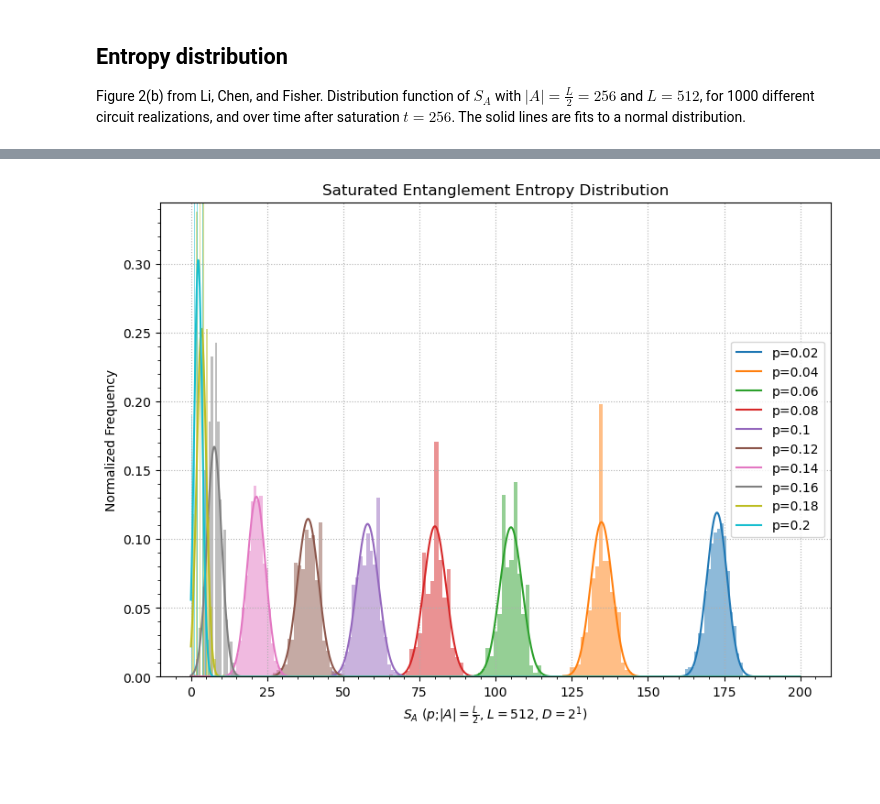
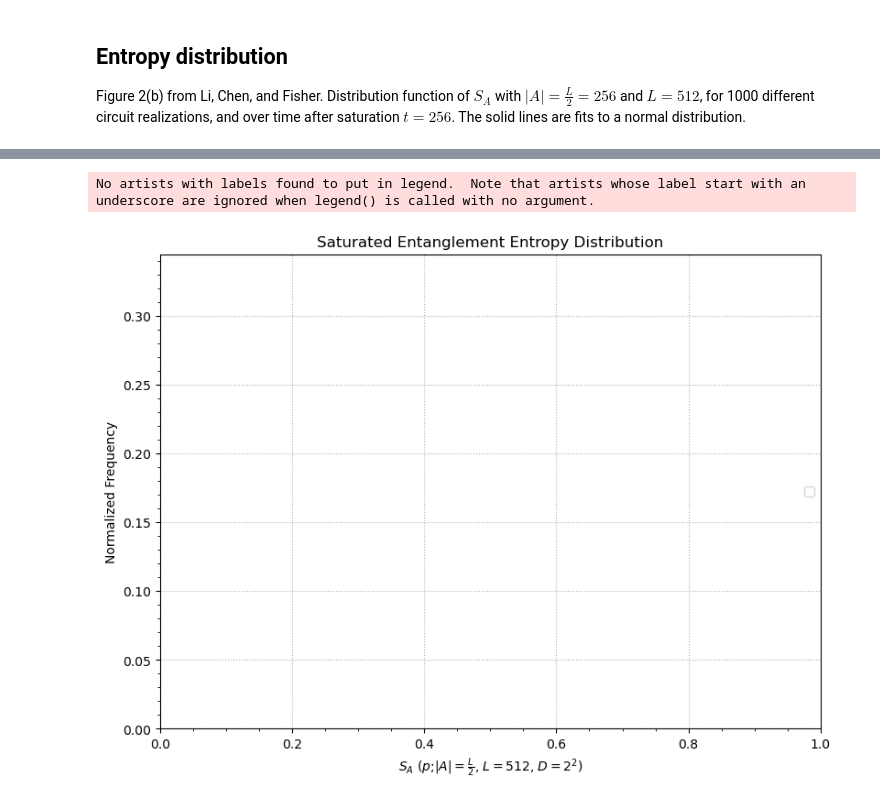
Before and after one commit to DanDan0101/clifford, a Jupyter notebook: plot.ipynb, the cells around one changed output, grey strips where cells are left out. Saved outputs shown, nothing was run; the diff lists cells and outputs as text; code cells hidden in the pictures; blank space fills up the shorter version.

```diff
--- a/plot.ipynb
+++ b/plot.ipynb
@@ -3,6 +3,10 @@ import numpy as np
 from matplotlib import pyplot as plt
 import seaborn as sns
 from scipy.stats import norm
+# %%
+n_qudits = 512
+D = 2
+n_qubits = n_qudits * D
 # %% [markdown]
 ## Time-evolved entropy
 Figure 2(a) from Li, Chen, and Fisher. Time dependence of bipartite entanglement entropy $S_A$ with $\left|A\right|=\frac{L}{2}=256$ and $L=512$, in the random Clifford circuit averaged over 100 circuit realizations, starting from either a maximally entangled state or the zero state.
@@ -26,10 +33,13 @@ plt.subplots(figsize = (8, 6), layout = "constrained")
 t = np.arange(depth + 1)
 
 for i, p in enumerate(ps):
-    plt.plot(t, entropies_zero[p][0], label="p={:.2f}".format(p), color=colors[i])
-    plt.fill_between(t, entropies_zero[p][0]-entropies_zero[p][1], entropies_zero[p][0]+entropies_zero[p][1], alpha=0.2, color=colors[i])
-    plt.plot(t, entropies_me[p][0], color=colors[i])
-    plt.fill_between(t, entropies_me[p][0]-entropies_me[p][1], entropies_me[p][0]+entropies_me[p][1], alpha=0.2, color=colors[i])
+    try:
+        plt.plot(t, entropies_zero[p][0], label="p={:.2f}".format(p), color=colors[i])
+        plt.fill_between(t, entropies_zero[p][0]-entropies_zero[p][1], entropies_zero[p][0]+entropies_zero[p][1], alpha=0.2, color=colors[i])
+        plt.plot(t, entropies_me[p][0], color=colors[i])
+        plt.fill_between(t, entropies_me[p][0]-entropies_me[p][1], entropies_me[p][0]+entropies_me[p][1], alpha=0.2, color=colors[i])
+    except:
+        continue
 
 plt.title("Entanglement Entropy Time Dependence")
 plt.xlabel(r"$t$")
@@ -45,14 +55,16 @@ plt.savefig("figs/{}_{}_{}_{}_{}_time.png".format(n_qubits, depth, shots, p, D))
 ## Entropy distribution
 Figure 2(b) from Li, Chen, and Fisher. Distribution function of $S_A$ with $\left|A\right|=\frac{L}{2}=256$ and $L=512$, for 1000 different circuit realizations, and over time after saturation $t=256$. The solid lines are fits to a normal distribution.
 # %%
-n_qubits = 512
 depth = 256
-shots = 1000
-D = 1
+shots = 100
 
 entropies_hist = {}
 ps = [0.02 * i for i in range(1, 11)]
 
 for p in ps:
-    stub = "data/{}_{}_{}_{}_{}_".format(n_qubits, depth, shots, p, D)
-    entropies_hist[p] = np.load(stub + "hist.npy")
+    try:
+        stub = "data/{}_{}_{}_{}_{}_".format(n_qubits, depth, shots, p, D)
+        entropies_hist[p] = np.load(stub + "hist.npy")
+    except:
+        print("No data for p = {}".format(p))
+        continue
@@ -59,20 +82,24 @@ for p in ps:
 # %%
 colors = sns.color_palette("tab10")
 plt.subplots(figsize = (8, 6), layout = "constrained")
 x = np.arange(0, 200, 0.1)
 
 for i, p in enumerate(ps):
-    entropies = entropies_hist[p]
-    plt.hist(entropies, bins = 20, color=colors[i], alpha=0.5, density = True)
-    plt.plot(x, norm.pdf(x, *norm.fit(entropies)), color=colors[i], label="p={}".format(p))
+    try:
+        entropies = entropies_hist[p]
+        plt.hist(entropies, bins = 20, color=colors[i], alpha=0.5, density = True)
+        plt.plot(x, norm.pdf(x, *norm.fit(entropies)), color=colors[i], label="p={}".format(p))
+    except:
+        continue
 
 plt.title("Saturated Entanglement Entropy Distribution")
 plt.xlabel("$S_A$ ($p$;$\left|A\\right|=\\frac{{L}}{{2}}$, $L={}$, $D=2^{{{}}}$)".format(int(n_qubits / D), D))
 plt.ylabel("Normalized Frequency")
 plt.legend(loc = "right")
 plt.ylim(0, 0.345)
 plt.minorticks_on()
 plt.grid(linestyle = ":")
 plt.savefig("figs/{}_{}_{}_{}_{}_hist.png".format(n_qubits, depth, shots, p, D))
 # %% [output]
+No artists with labels found to put in legend.  Note that artists whose label start with an underscore are ignored when legend() is called with no argument.
-[figure, old version]
+[figure, new version]
```
Also changed, not shown: parts of 3 cells of this notebook, 10 other files.
